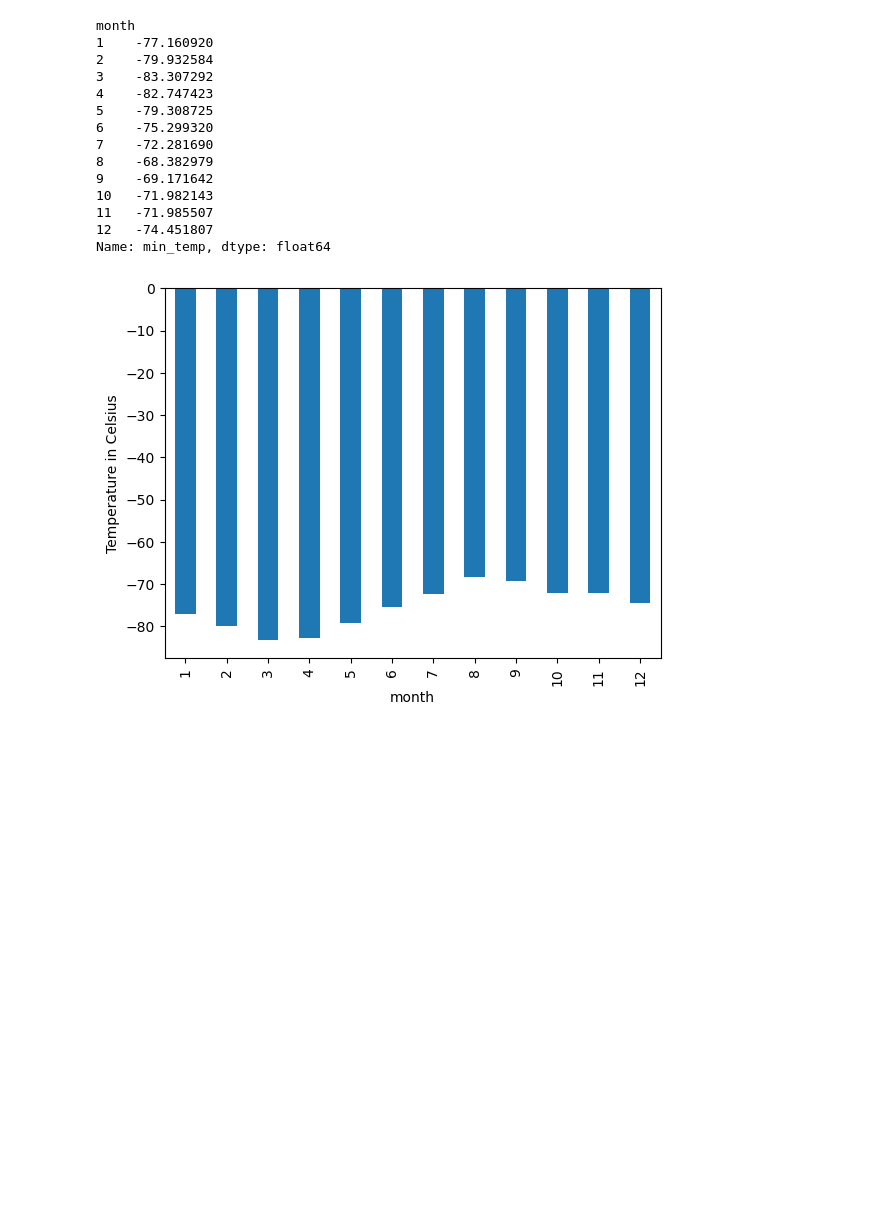
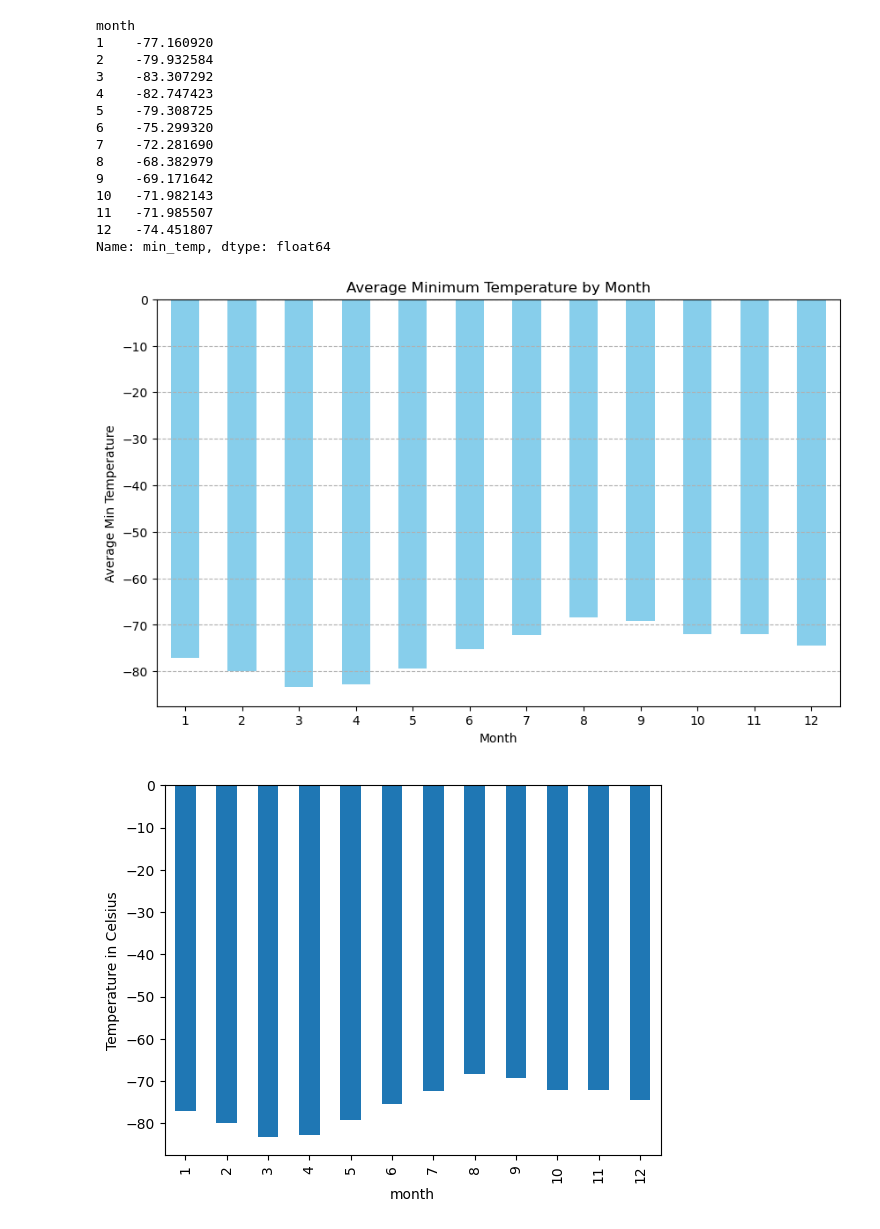
Before and after one commit to MarkOlsonMN/web-browse-scrape-challenge, a Jupyter notebook: mars_news_weather/part_2_mars_weather.ipynb, the cells around one changed output. Saved outputs shown, nothing was run; the diff lists cells and outputs as text; code cells hidden in the pictures; blank space fills up the shorter version.

Commit message:
partial assignment save point 3 - added Mars Weather analysis plots - added dataframe csv export file

```diff
--- a/mars_news_weather/part_2_mars_weather.ipynb
+++ b/mars_news_weather/part_2_mars_weather.ipynb
@@ -264,3 +302,13 @@ Name: month, dtype: int64
 # 2. How many Martian days' worth of data are there?
 # %% [output]
 1867
+# %%
+# 3. What is the average low temperature by month?
+
+# accumulate all values by month
+# take average of the values
+
+# Calculate average min_temp for each distinct month
+avg_min_temp_by_month = df.groupby('month')['min_temp'].mean()
+
+avg_min_temp_by_month
@@ -281,6 +344,19 @@ month
 11   -71.985507
 12   -74.451807
 Name: min_temp, dtype: float64
+# %%
+# Plot the average temperature by month
+# Plotting
+avg_min_temp_by_month.plot(kind='bar', figsize=(10, 6), color='skyblue')
+plt.title('Average Minimum Temperature by Month')
+plt.xlabel('Month')
+plt.ylabel('Average Min Temperature')
+plt.xticks(rotation=0)
+plt.grid(axis='y', linestyle='--')
+
+plt.show()
+# %% [output]
+[figure, added]
 # %%
 # Plot the average temperature by month
 # %% [output]
```
Also changed, not shown: parts of 11 cells of this notebook, 1 other file.
